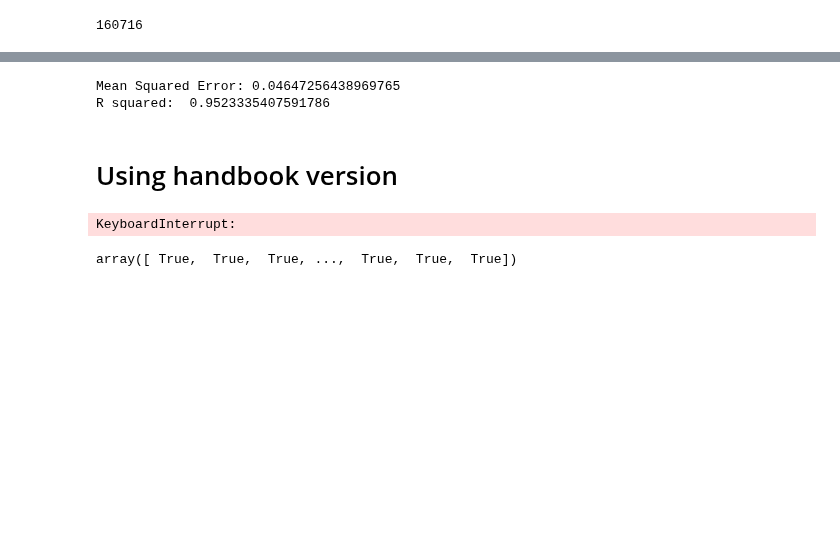
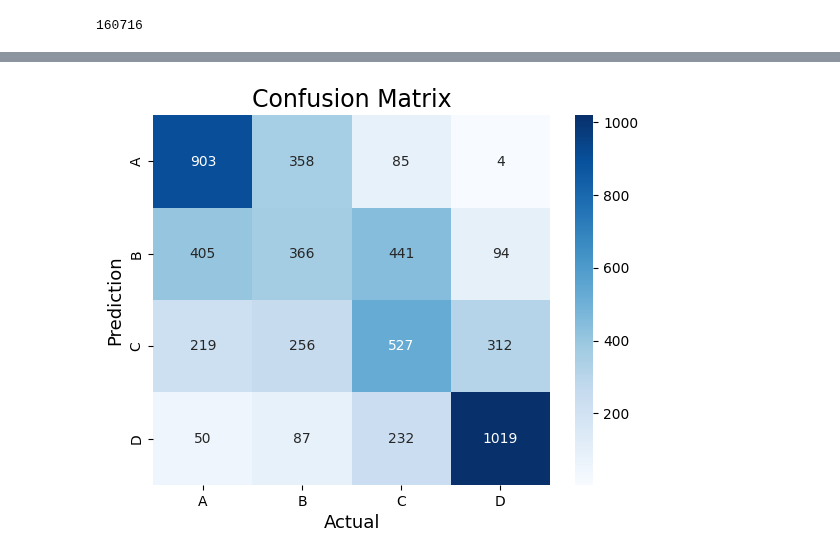
Before and after one commit to ooctavian/sigmoid-tasks, a Jupyter notebook: 03 Logistic Regression/main.ipynb, the cells around one changed output, grey strips where cells are left out. Cells and saved outputs as stored; diff of their text form; code cells hidden in the pictures; blank space fills up the shorter version.

Commit message:
update logistic regression

```diff
--- a/03 Logistic Regression/main.ipynb
+++ b/03 Logistic Regression/main.ipynb
@@ -90,12 +152,14 @@ As we see, the most impactful fields are sit and bend forward_cm, sit-ups counts
 model = LogisticRegression()
 
 # split our data
-X_train, X_test, y_train, y_test = train_test_split(data[['gripForce', 'height_cm', 'broad jump_cm']],
-                                                         data['gender'],
+X_train, X_test, y_train, y_test = train_test_split(data[['gripForce', 'sit and bend forward_cm', 'sit-ups counts', 'body fat_%', 'broad jump_cm' ]],
+                                                         data['class'],
                                                     test_size=0.4,
                                                     random_state=42)
+# training our model
 model.fit(X_train, y_train)
 
+# predicting values
 predicted_class = model.predict(X_test)
 predicted_class
 # %% [output]
@@ -103,12 +173,0 @@ KeyboardInterrupt:
-# %%
-from sklearn.metrics import mean_squared_error
-
-mse = mean_squared_error(y_test, predicted_class)
-r_squared = model.score(X_train, y_train)
-print("Mean Squared Error:", mse)
-print("R squared: ", r_squared)
-# %% [output]
-Mean Squared Error: 0.04647256438969765
-R squared:  0.9523335407591786
-# %% [markdown]
-# Using handbook version
@@ -194,9 +174,15 @@ class LogisticRegression:
-# %%
-model = LogisticRegression()
-model = model.fit(np.array(X_train), np.array(y_train))
-# %% [output]
-KeyboardInterrupt:
-# %%
-model.predict(X_test)
-# %% [output]
-array([ True,  True,  True, ...,  True,  True,  True])
+# %%
+from sklearn.metrics import confusion_matrix, classification_report
+cm = confusion_matrix(y_test,predicted_class)
+sns.heatmap(cm,
+            annot=True,
+            fmt='g',
+            xticklabels=['A','B', 'C', 'D'],
+            yticklabels=['A','B', 'C', 'D'],
+            cmap='Blues')
+plt.ylabel('Prediction',fontsize=13)
+plt.xlabel('Actual',fontsize=13)
+plt.title('Confusion Matrix',fontsize=17)
+plt.show()
+# %% [output]
+[figure, added]
```
Also changed, not shown: parts of 17 cells of this notebook.
